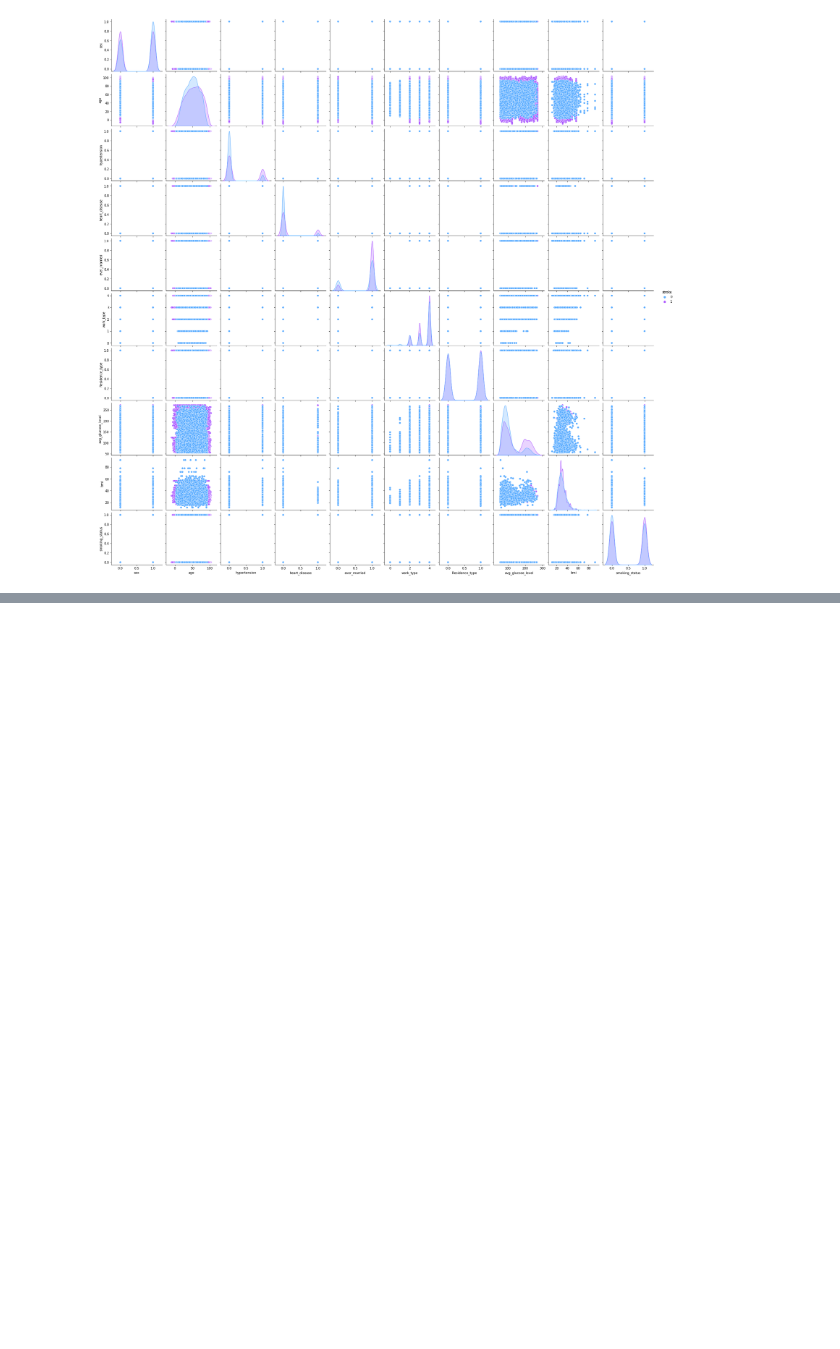
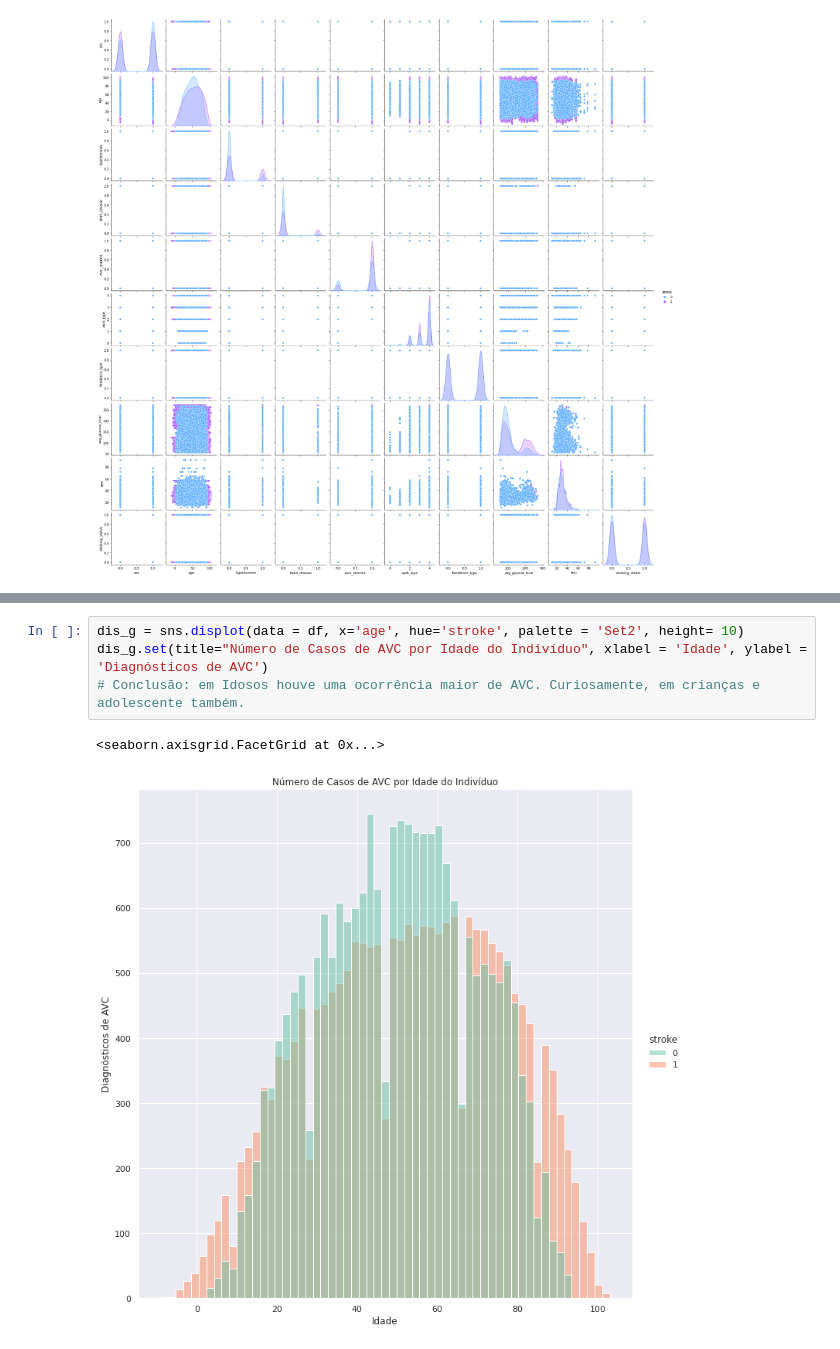
Before and after one commit to matt-ritton/ufrrj-trab-topicosBD, a Jupyter notebook: TrabalhoTopicosBD.ipynb, the cells around one changed output, grey strips where cells are left out. Drawn from its saved outputs; the diff is of its cells as text; blank space fills up the shorter version.

```diff
--- a/TrabalhoTopicosBD.ipynb
+++ b/TrabalhoTopicosBD.ipynb
@@ -93,0 +102,7 @@ sns.pairplot(df, hue='stroke', palette='cool') #exibe um gráfico de dispersão
+# %%
+dis_g = sns.displot(data = df, x='age', hue='stroke', palette = 'Set2', height= 10)
+dis_g.set(title="Número de Casos de AVC por Idade do Indivíduo", xlabel = 'Idade', ylabel = 'Diagnósticos de AVC')
+# Conclusão: em Idosos houve uma ocorrência maior de AVC. Curiosamente, em crianças e adolescente também.
+# %% [output]
+<seaborn.axisgrid.FacetGrid at 0x...>
+[figure, added]
```
Also changed, not shown: parts of 9 cells of this notebook.
